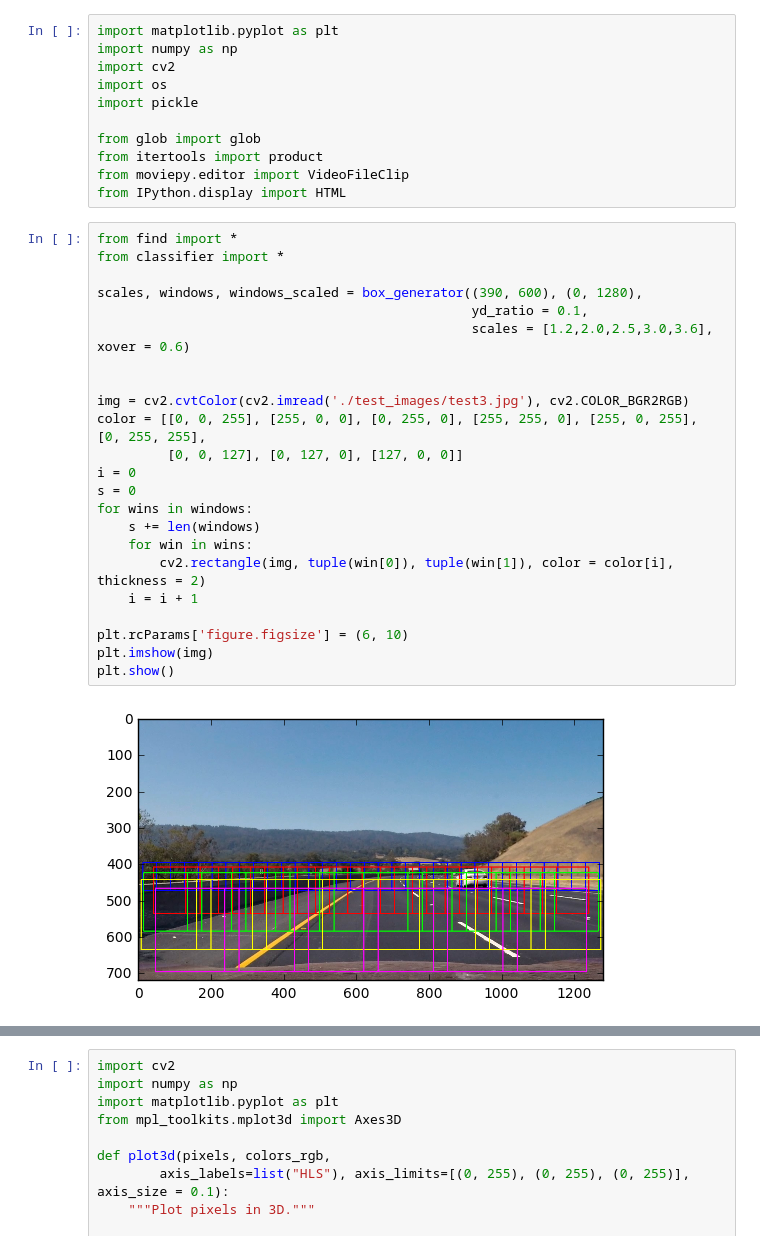
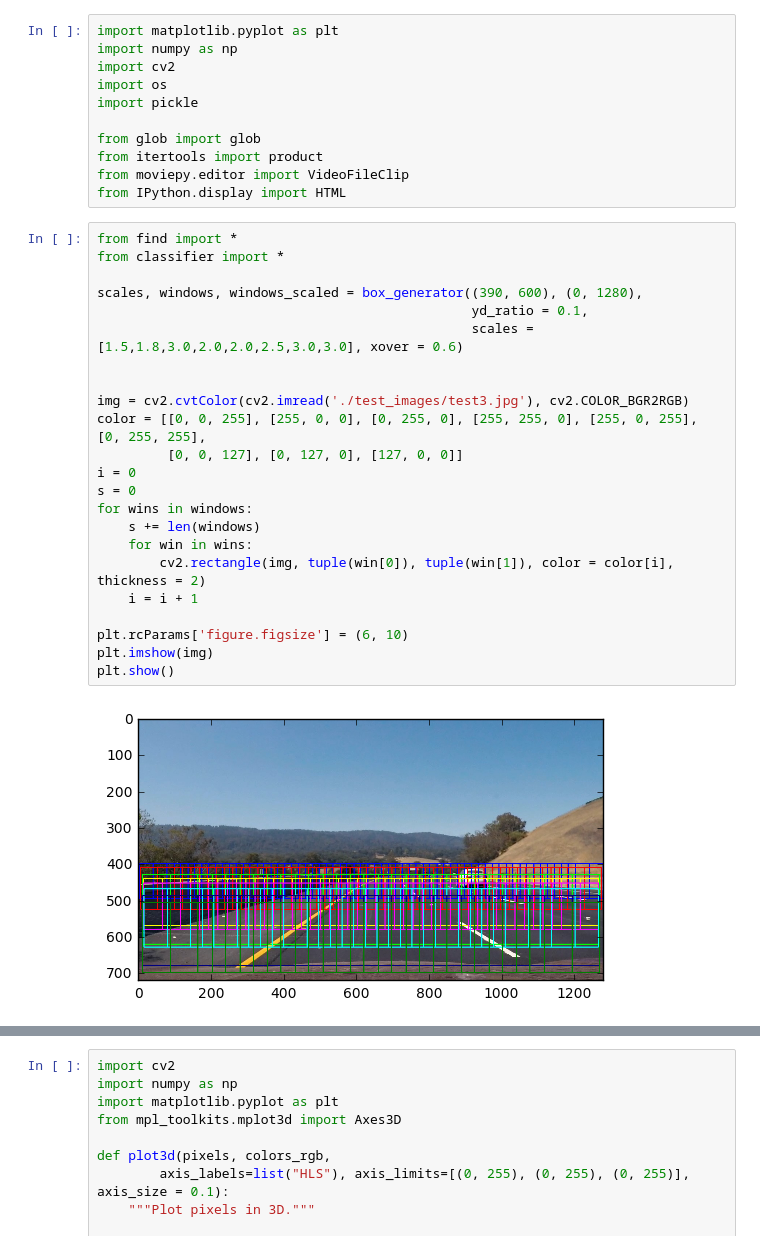
Before and after one commit to HoijanLai/Vehicle-Detection, a Jupyter notebook: lab.ipynb, the cells around one changed output, grey strips where cells are left out. Drawn from its saved outputs; the diff is of its cells as text.

```diff
--- a/lab.ipynb
+++ b/lab.ipynb
@@ -12,28 +12,28 @@ from IPython.display import HTML
 # %%
 from find import *
 from classifier import *
 
 scales, windows, windows_scaled = box_generator((390, 600), (0, 1280),
                                                 yd_ratio = 0.1,
-                                                scales = [1.2,2.0,2.5,3.0,3.6], xover = 0.6)
+                                                scales = [1.5,1.8,3.0,2.0,2.0,2.5,3.0,3.0], xover = 0.6)
 
 
 img = cv2.cvtColor(cv2.imread('./test_images/test3.jpg'), cv2.COLOR_BGR2RGB)
 color = [[0, 0, 255], [255, 0, 0], [0, 255, 0], [255, 255, 0], [255, 0, 255], [0, 255, 255],
          [0, 0, 127], [0, 127, 0], [127, 0, 0]]
 i = 0
 s = 0
 for wins in windows:
     s += len(windows)
     for win in wins:
         cv2.rectangle(img, tuple(win[0]), tuple(win[1]), color = color[i], thickness = 2)
     i = i + 1
 
 plt.rcParams['figure.figsize'] = (6, 10)
 plt.imshow(img)
 plt.show()
 # %% [output]
-[figure, old version]
+[figure, new version]
 # %%
 files = glob('./output_images/**.jpg')
 plt.rcParams['figure.figsize'] = (10, 10)
```
Also changed, not shown: parts of 13 cells of this notebook, 8 other files.
